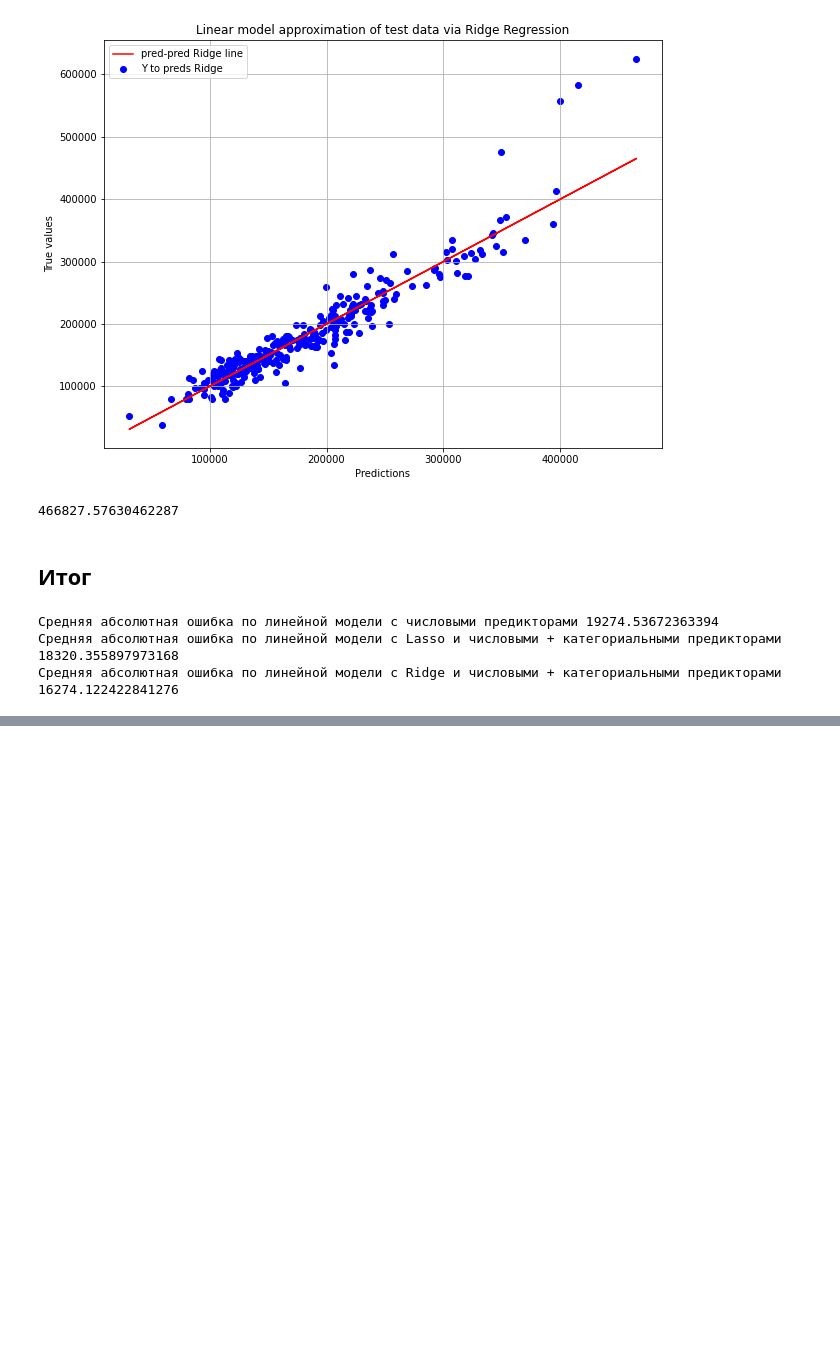
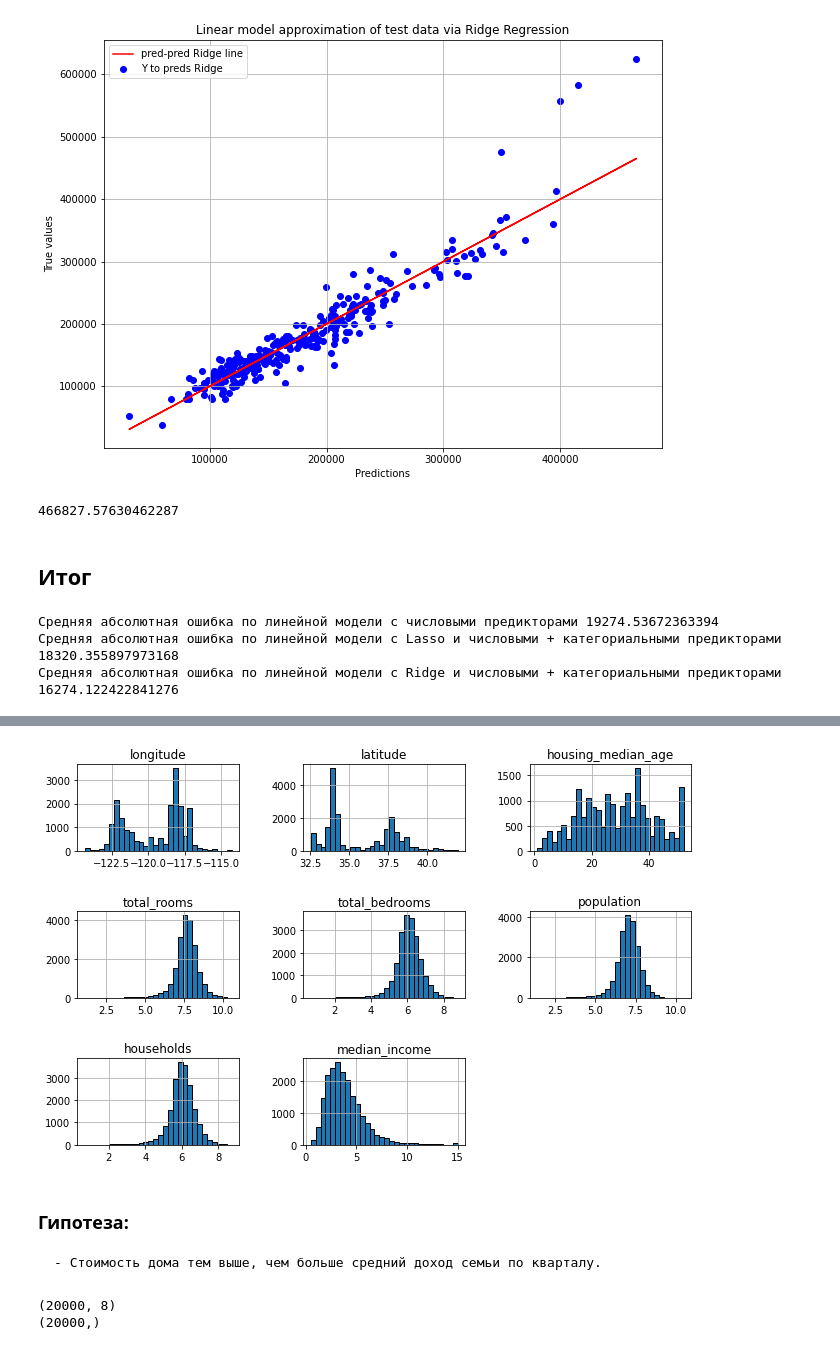
Before and after one commit to graviada/colabRepo, a Jupyter notebook: HuaweiCourse_AI (2022)/Huawei_4.ipynb, the cells around one changed output, grey strips where cells are left out. Saved outputs shown, nothing was run; the diff lists cells and outputs as text; code cells hidden in the pictures; blank space fills up the shorter version.

```diff
--- a/HuaweiCourse_AI (2022)/Huawei_4.ipynb
+++ b/HuaweiCourse_AI (2022)/Huawei_4.ipynb
@@ -644,0 +786,14 @@ print(data_train.shape, data_test.shape)
+# %%
+for i in ['total_rooms', 'total_bedrooms', 'population', 'households']:
+  # Можно еще добавить 'median_income', но от его смещения результаты моделей становятся хуже. Почему?
+  data_train[i] = np.log(data_train[i]+1)
+# %%
+data_train.iloc[:, :-1].hist(bins=30, edgecolor="black")
+plt.subplots_adjust(hspace=0.7, wspace=0.4)
+# %% [output]
+[figure, added]
+# %% [markdown]
+### **Гипотеза:**
+
+
+    - Стоимость дома тем выше, чем больше средний доход семьи по кварталу.
@@ -644,0 +807,8 @@ print(data_train.shape, data_test.shape)
+# %%
+X = data_train_scaled[:, :-1]
+Y = data_train_scaled[:, -1]
+print(X.shape)
+print(Y.shape)
+# %% [output]
+(20000, 8)
+(20000,)
```
Also changed, not shown: parts of 50 cells of this notebook.
